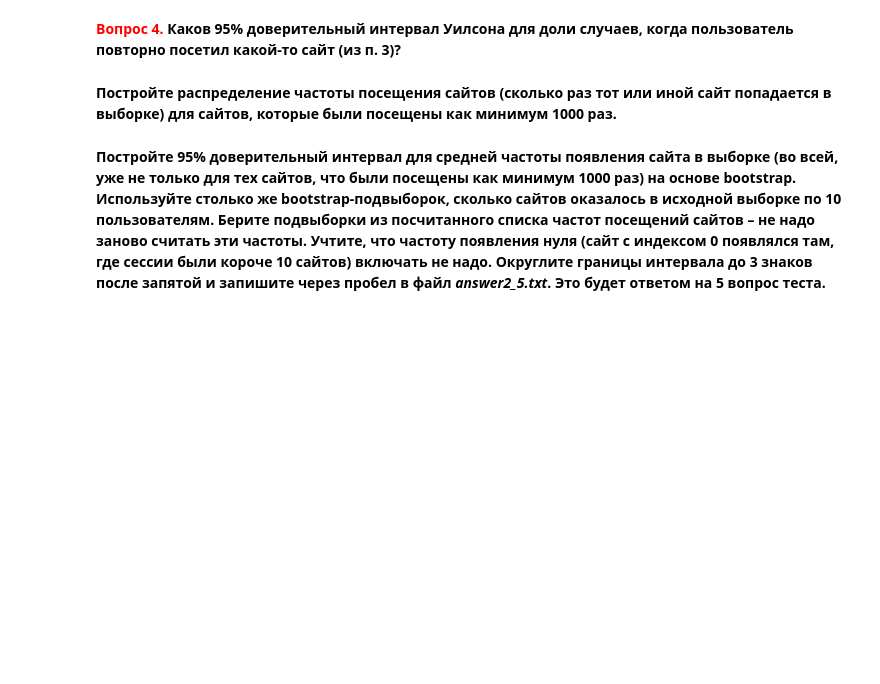
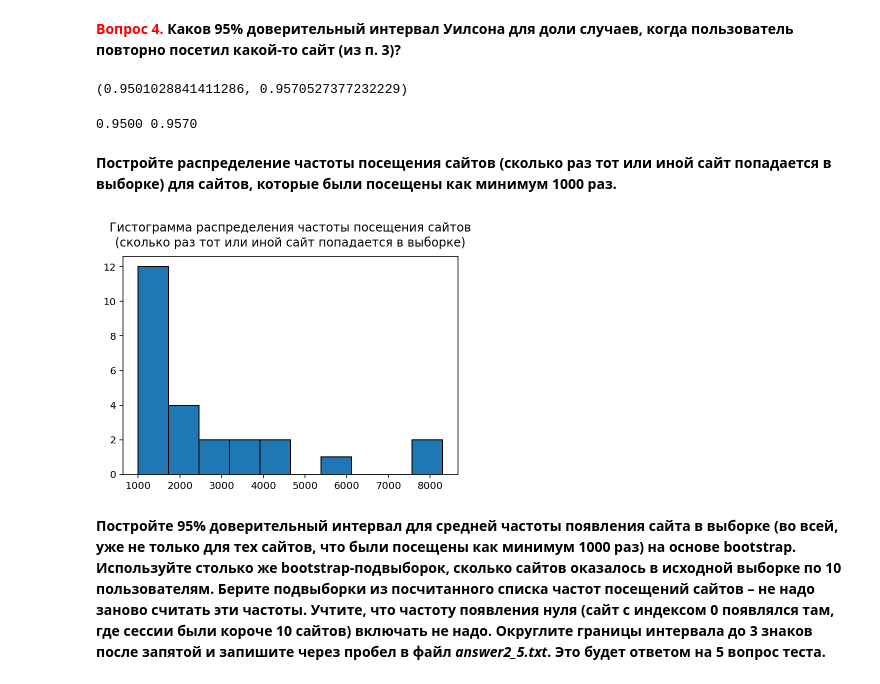
Before and after one commit to armavox/mldaspec, a Jupyter notebook: capstone/project_alice/week2_analysis_hypotheses.ipynb, the cells around one changed output. Cells and saved outputs as stored; diff of their text form; code cells hidden in the pictures; blank space fills up the shorter version.

```diff
--- a/capstone/project_alice/week2_analysis_hypotheses.ipynb
+++ b/capstone/project_alice/week2_analysis_hypotheses.ipynb
@@ -427,7 +452,13 @@ wilson_interval = ''' ВАШ КОД ЗДЕСЬ '''
+# %%
+wilson_interval = psts.proportion_confint(has_two_similar.sum(), len(has_two_similar),
+                                          method='wilson')
+wilson_interval
+# %% [output]
+(0.9501028841411286, 0.9570527377232229)
 # %%
-print('{} {}'.format(round(wilson_interval[0], 3),
+print('{:.4f} {:.4f}'.format(round(wilson_interval[0], 3),
                                    round(wilson_interval[1], 3)))
+# %% [output]
+0.9500 0.9570
 # %% [markdown]
 **Постройте распределение частоты посещения сайтов (сколько раз тот или иной сайт попадается в выборке) для сайтов, которые были посещены как минимум 1000 раз.**
-# %%
-site_freqs = ''' ВАШ КОД ЗДЕСЬ '''
@@ -436,3 +465,13 @@ site_freqs = ''' ВАШ КОД ЗДЕСЬ '''
+# %%
+with open('data/site_freq_10users.pkl', 'rb') as f_in:
+    site_freqs = pickle.load(f_in)
+site_freq_df = pd.DataFrame(site_freqs).T
+site_freq_df.columns = (['site_id', 'freq'])
+top_site_freq_df = site_freq_df[site_freq_df.freq >= 1000]
+top_site_freq_df.freq.hist(grid=False)
+plt.title('Гистограмма распределения частоты посещения сайтов\n(сколько раз тот или иной сайт попадается в выборке)', y=1.02);
+# %% [output]
+[figure, added]
 # %% [markdown]
 **Постройте 95% доверительный интервал для средней частоты появления сайта в выборке (во всей, уже не только для тех сайтов, что были посещены как минимум 1000 раз) на основе bootstrap. Используйте столько же bootstrap-подвыборок, сколько сайтов оказалось в исходной выборке по 10 пользователям. Берите подвыборки из посчитанного списка частот посещений сайтов – не надо заново считать эти частоты. Учтите, что частоту появления нуля (сайт с индексом 0 появлялся там, где сессии были короче 10 сайтов) включать не надо. Округлите границы интервала до 3 знаков после запятой и запишите через пробел в файл *answer2_5.txt*. Это будет ответом на 5 вопрос теста.**
 # %% [markdown]
```
Also changed, not shown: parts of 14 cells of this notebook, 4 other files.
